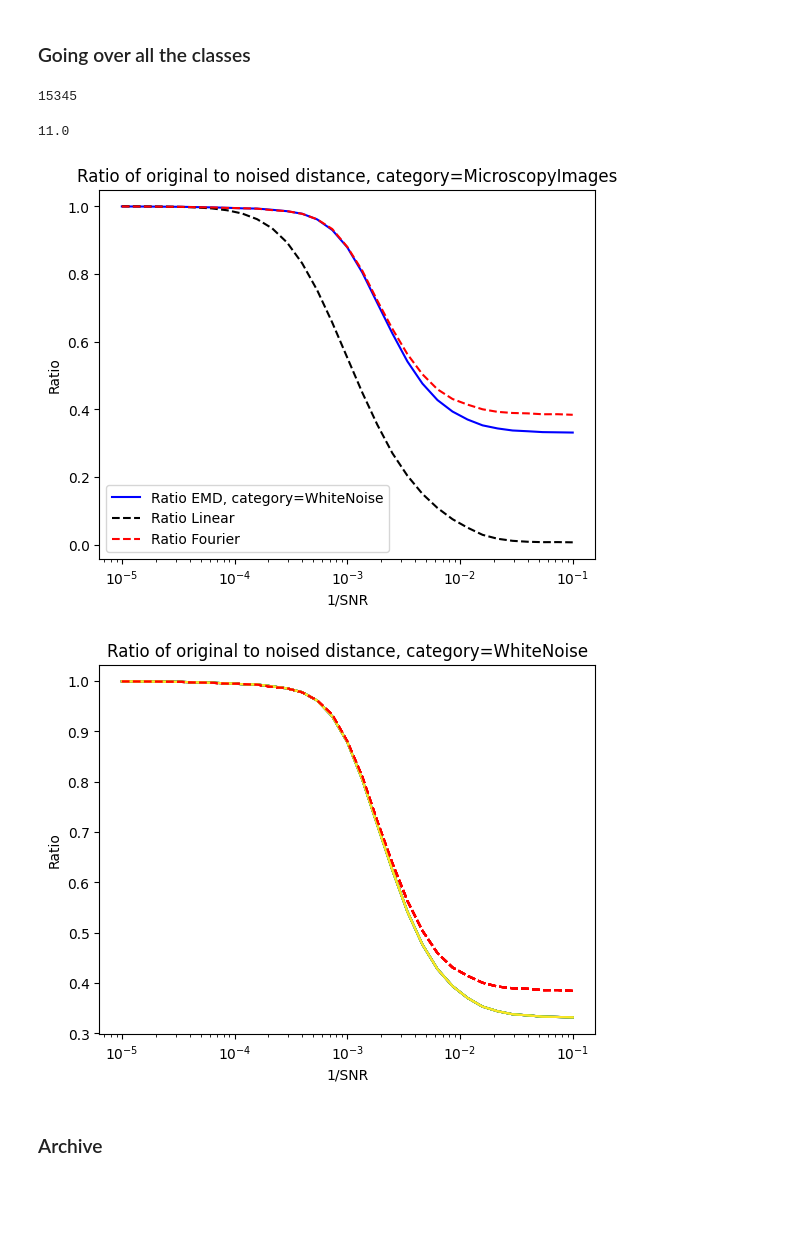
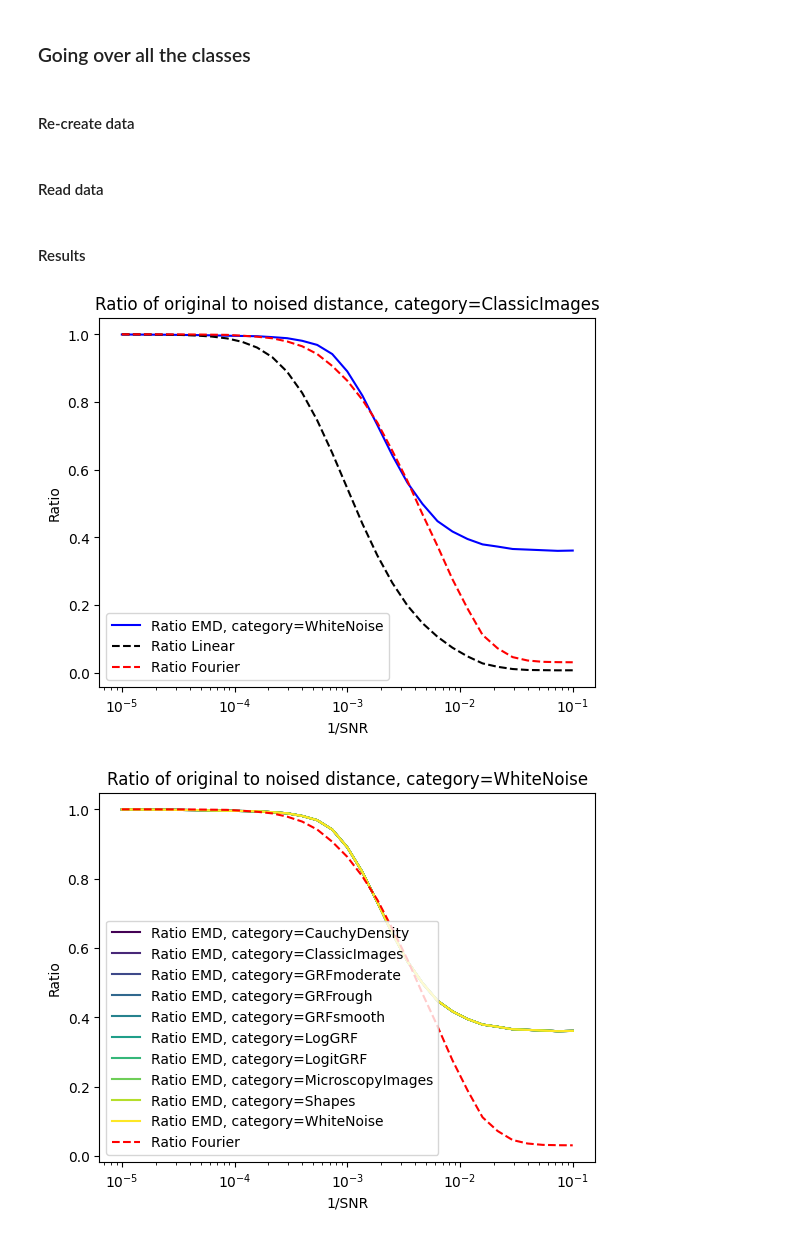
Before and after one commit to warik21/Thesis, a Jupyter notebook: Playground.ipynb, the cells around one changed output. Saved outputs shown, nothing was run; the diff lists cells and outputs as text; code cells hidden in the pictures; blank space fills up the shorter version.

```diff
--- a/Playground.ipynb
+++ b/Playground.ipynb
@@ -101,7 +106,7 @@ pairs = list(itertools.combinations(image_numbers, 2))
 df_im_l1 = pd.DataFrame()
 # %%
-for noise_param in tqdm(noise_values):
-    SNR = 1 / noise_param
+for SNR in tqdm(SNR_values):
+    noise_param = noise_from_SNR(SNR, 1, res)
     for image_pair in pairs:
         image1 = Image(res, category, image_pair[0], full_path)
         image2 = Image(res, category, image_pair[1], full_path)
@@ -135,6 +140,6 @@ for noise_param in tqdm(noise_values):
             'L2 Time': time_l2}
 
         df_im_l1 = df_im_l1._append(new_row, ignore_index=True)
-df_im_l1.to_csv('results.csv', index=False)
+#df_im_l1.to_csv('results.csv', index=False)
 # %%
 subset = df_im_l1.drop(['Category','image1_index', 'image2_index'], axis=1)
@@ -164,0 +171,2 @@ plt.show()
+# %%
+df_im_l1_diff_noise = pd.DataFrame()
@@ -165,5 +238,7 @@ plt.show()
 # %% [markdown]
 ### Going over all the classes
+# %% [markdown]
+#### Re-create data
 # %%
 df_im_l1 = pd.DataFrame()
 for category in category_names:
@@ -203,23 +278,22 @@ for category in category_names:
 
             df_im_l1 = df_im_l1._append(new_row, ignore_index=True)
 df_im_l1.to_csv('results.csv', index=False)
-# %%
-len(df_im_l1.index)
-# %% [output]
-15345
-# %%
-15345 / (45*31)
-# %% [output]
-11.0
+# %% [markdown]
+#### Read data
+# %%
+#Just reading the csv file:
+df_im_l1 = pd.read_csv('csvs/all_classes_w1_comparisson.csv')
+# %% [markdown]
+#### Results
 # %%
-category_index = 7
+category_index = 1
 subset = df_im_l1[df_im_l1['Category'] == category_names[category_index]]
 subset = df_im_l1.drop(['Category','image1_index', 'image2_index'], axis=1)
 df_grouped = subset.groupby('Noise').mean().reset_index()
 # %%
 plt.plot(1/df_grouped['SNR'], 1 / df_grouped['Wasserstein Ratio'], label=f'Ratio EMD, category={category}', color='blue')
 plt.plot(1/df_grouped['SNR'], df_grouped['L2 Ratio'], label='Ratio Linear', color='black', linestyle='--')
-plt.plot(1/df_grouped['SNR'], 1 / df_grouped['Fourier Ratio'], label='Ratio Fourier', color='red', linestyle='--')
+plt.plot(1/df_grouped['SNR'], df_grouped['Fourier Ratio'], label='Ratio Fourier', color='red', linestyle='--')
 
 plt.xscale('log')
 plt.title(f'Ratio of original to noised distance, category={category_names[category_index]}')
@@ -229,25 +303,24 @@ plt.legend()
 
 plt.show()
 # %% [output]
-[figure, old version]
+[figure, new version]
 # %%
 colors = plt.cm.viridis(np.linspace(0, 1, 10))
 for category in category_names:
     category_index = category_names.index(category)
     subset = df_im_l1[df_im_l1['Category'] == category]
     subset = df_im_l1.drop(['Category','image1_index', 'image2_index'], axis=1)
     df_grouped = subset.groupby('Noise').mean().reset_index()
 
     plt.plot(1/df_grouped['SNR'], 1 / df_grouped['Wasserstein Ratio'], label=f'Ratio EMD, category={category}', color=colors[category_index])
-    plt.plot(1/df_grouped['SNR'], 1 / df_grouped['Fourier Ratio'], label='Ratio Fourier', color='red', linestyle='--')
+plt.plot(1/df_grouped['SNR'], df_grouped['Fourier Ratio'], label='Ratio Fourier', color='red', linestyle='--')
 
 plt.xscale('log')
 plt.title(f'Ratio of original to noised distance, category={category}')
 plt.xlabel('1/SNR')
 plt.ylabel('Ratio')
+plt.legend()
 
 plt.show()
 # %% [output]
-[figure, old version]
+[figure, new version]
-# %% [markdown]
-### Archive
```
Also changed, not shown: parts of 16 cells of this notebook, 3 other files.
